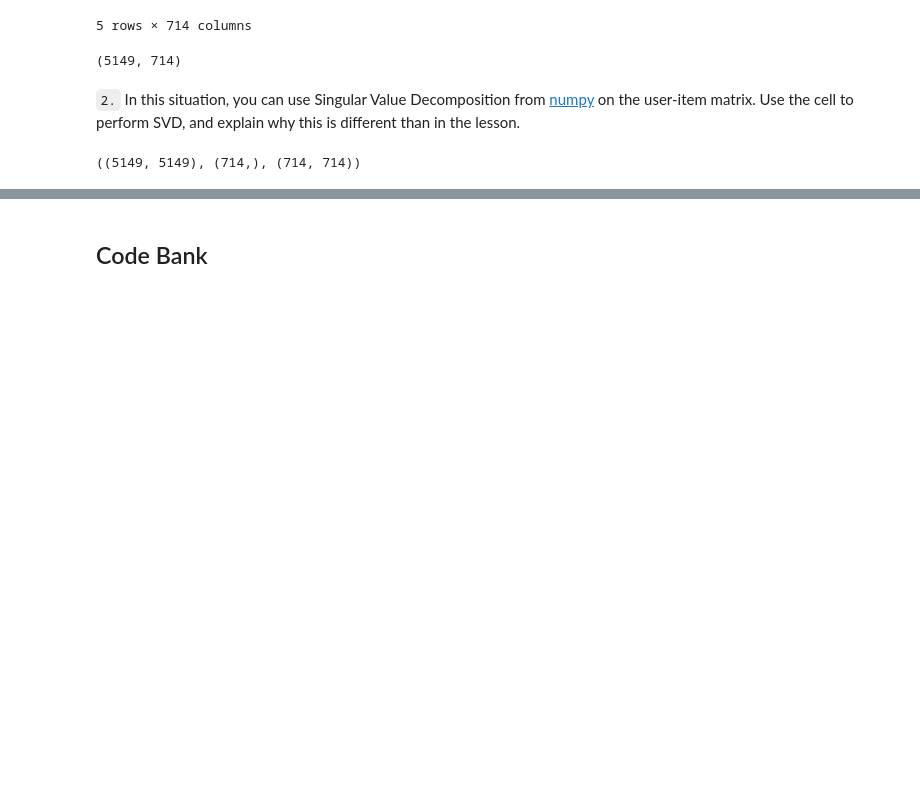
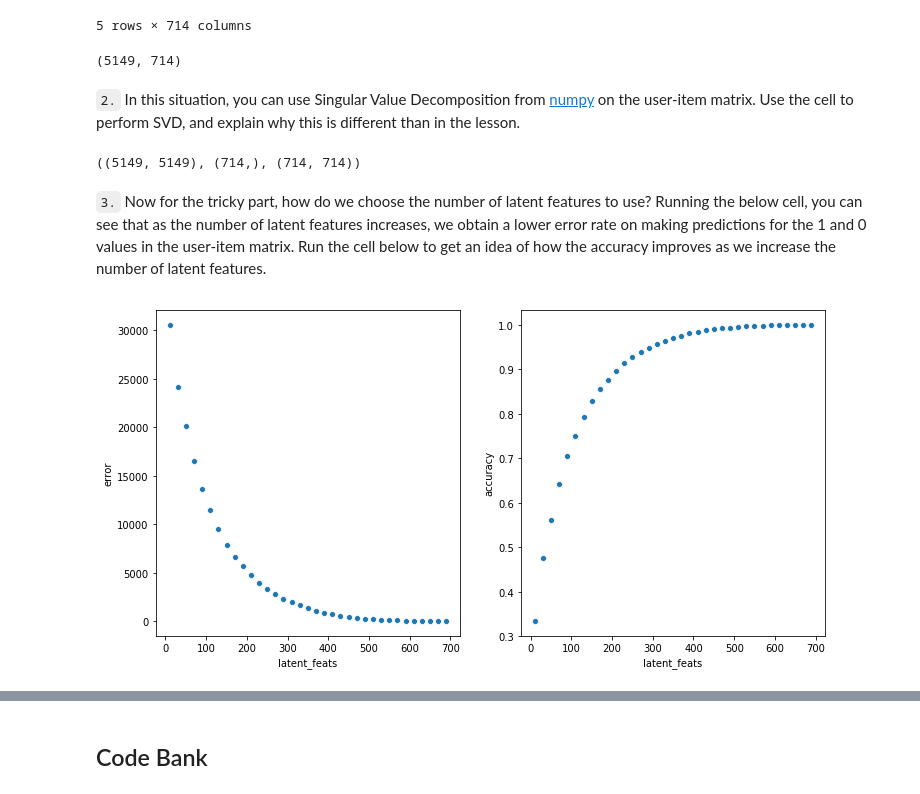
Before and after one commit to bvcmartins/recommendations_IBM, a Jupyter notebook: recommendations.ipynb, the cells around one changed output, grey strips where cells are left out. Drawn from its saved outputs; the diff is of its cells as text; code cells hidden in the pictures; blank space fills up the shorter version.

Commit message:
added analysis of svd error

```diff
--- a/recommendations.ipynb
+++ b/recommendations.ipynb
@@ -1056,3 +1105,21 @@ u, s, vt = np.linalg.svd(user_item_matrix_2, full_matrices=True)
 u.shape, s.shape, vt.shape
 # %% [output]
 ((5149, 5149), (714,), (714, 714))
+# %% [markdown]
+`3.` Now for the tricky part, how do we choose the number of latent features to use?  Running the below cell, you can see that as the number of latent features increases, we obtain a lower error rate on making predictions for the 1 and 0 values in the user-item matrix.  Run the cell below to get an idea of how the accuracy improves as we increase the number of latent features.
+# %%
+def svd_error(x):
+    s_new, u_new, vt_new = np.diag(s[:x]), u[:, :x], vt[:x, :]
+    user_item_est = np.around(np.dot(np.dot(u_new,s_new), vt_new))
+    diff = np.subtract(user_item_matrix_2, user_item_est)
+    return np.sum(np.sum(np.abs(diff)))
+# %%
+svd_df = pd.DataFrame(np.arange(10, 700+10, 20), columns=['latent_feats'])
+svd_df['error'] = svd_df.latent_feats.apply(lambda x: svd_error(x))
+svd_df['accuracy'] = svd_df.error.apply(lambda x: 1 - x/df.shape[0])
+# %%
+fig, [ax1,ax2] = plt.subplots(1,2, figsize=(12,6))
+sns.scatterplot(x = 'latent_feats', y = 'error', data=svd_df, ax=ax1)
+sns.scatterplot(x = 'latent_feats', y = 'accuracy', data=svd_df, ax=ax2);
+# %% [output]
+[figure, added]
```
Also changed, not shown: parts of 10 cells of this notebook.
